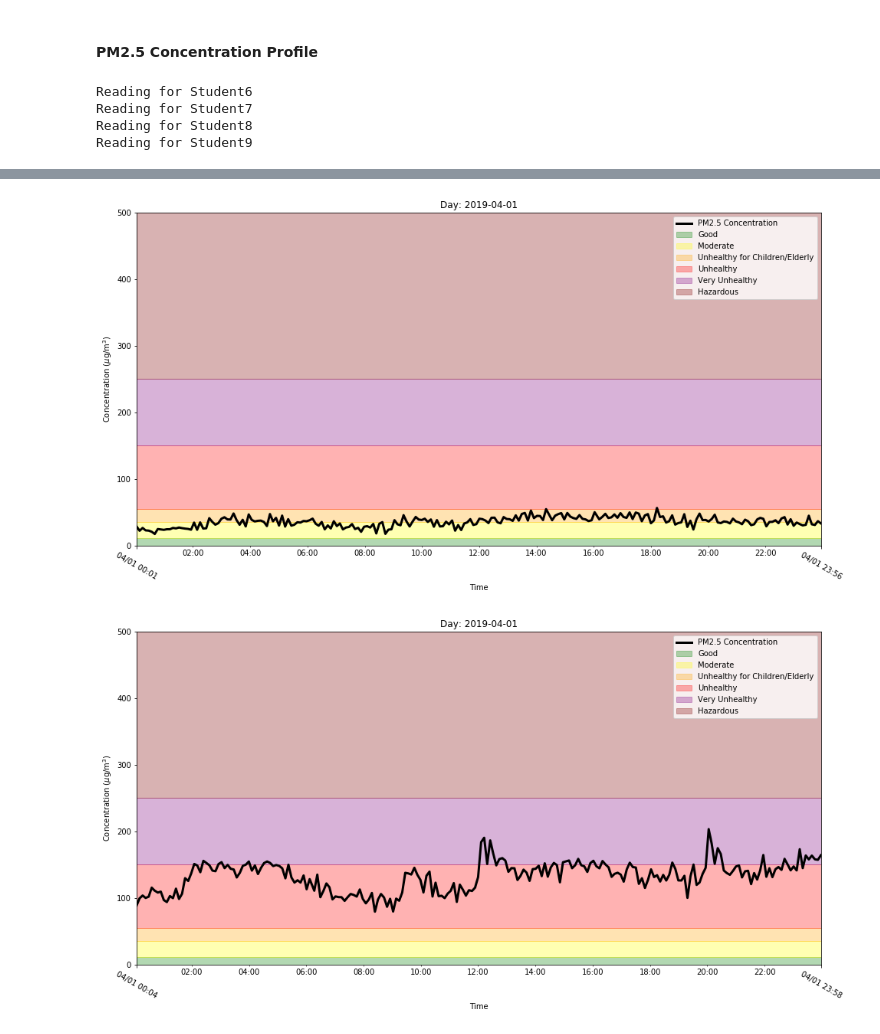
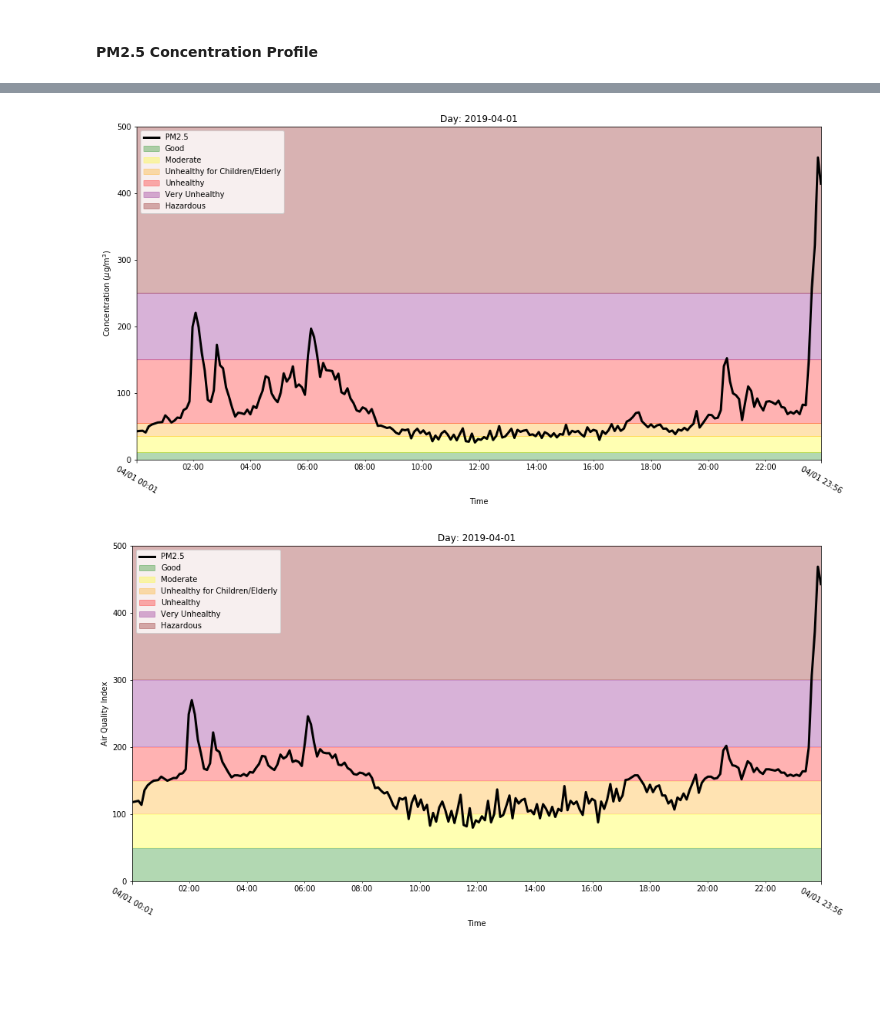
Before and after one commit to ccraddock/UT2000-SummerDashboard, a Jupyter notebook: UT2000_SummerDashboard_MasterNotebook.ipynb, the cells around one changed output, grey strips where cells are left out. Drawn from its saved outputs; the diff is of its cells as text; code cells hidden in the pictures; blank space fills up the shorter version.

Commit message:
Included line to plot PM2.5 AQI and added comments

```diff
--- a/UT2000_SummerDashboard_MasterNotebook.ipynb
+++ b/UT2000_SummerDashboard_MasterNotebook.ipynb
@@ -124,17 +127,18 @@ There are three main PM2.5 Concentration figures:
 # Data Visualization Module
 %run ./Module_DataVisualization.ipynb
 
+# Looping through all the imported data
 for name in Concentration_byStudent.index:
-    print('Reading for', name)
 
+    ## Created new columns in the dataframe that store the month and date
     Concentration_byStudent[name]['mo'] = Concentration_byStudent[name].index.month
     Concentration_byStudent[name]['day'] = Concentration_byStudent[name].index.day
+    ## Splitting the dataframe by the
     agg = Concentration_byStudent[name].groupby(['mo','day'])
+
     for group in agg:
         group = pd.DataFrame(data=group[1])
-        get2VarTimeSeries(group.index,group['PM2.5'],'Concentration ($\mu$g/m$^3$)')
+        #
+        getFinePMTimeSeries(group.index,group['PM2.5'],'Concentration ($\mu$g/m$^3$)')
+        getFinePMTimeSeries(group.index,getAQI(group['PM2.5']),'Air Quality Index')
 # %% [output]
-Reading for Student6
-Reading for Student7
-Reading for Student8
-Reading for Student9
@@ -143,2 +147,2 @@ Reading for Student9
-[figure, old version]
+[figure, new version]
-[figure, old version]
+[figure, new version]
```
Also changed, not shown: parts of 2 cells of this notebook.
